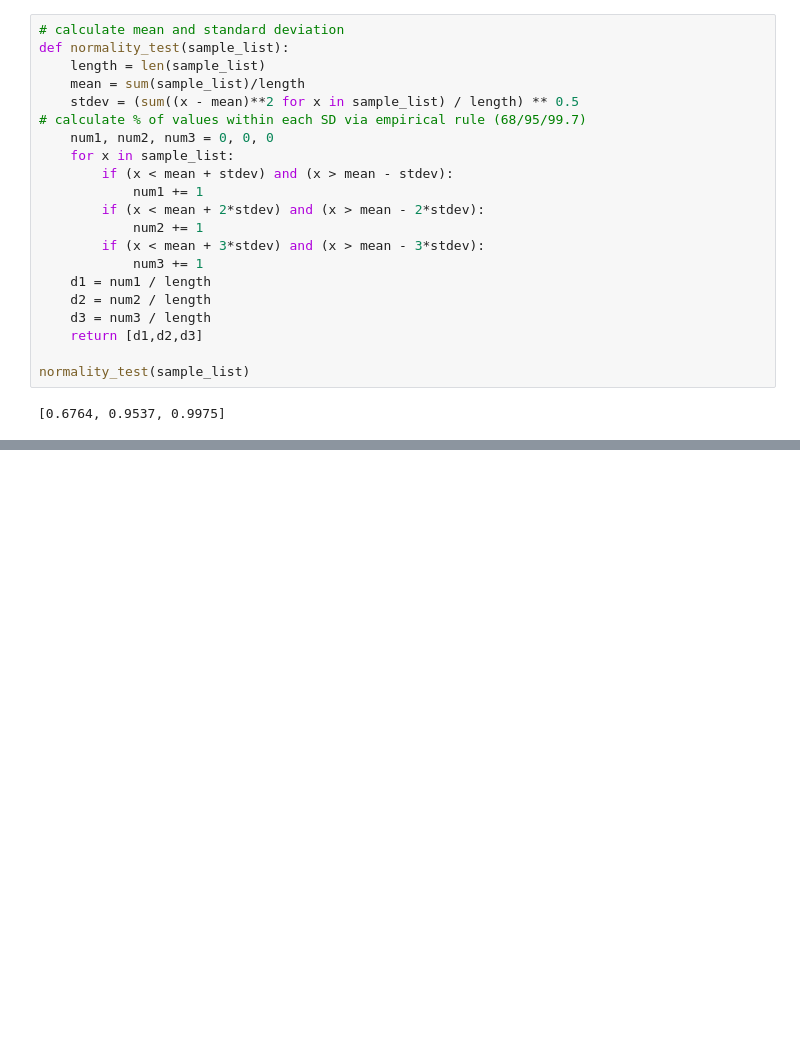
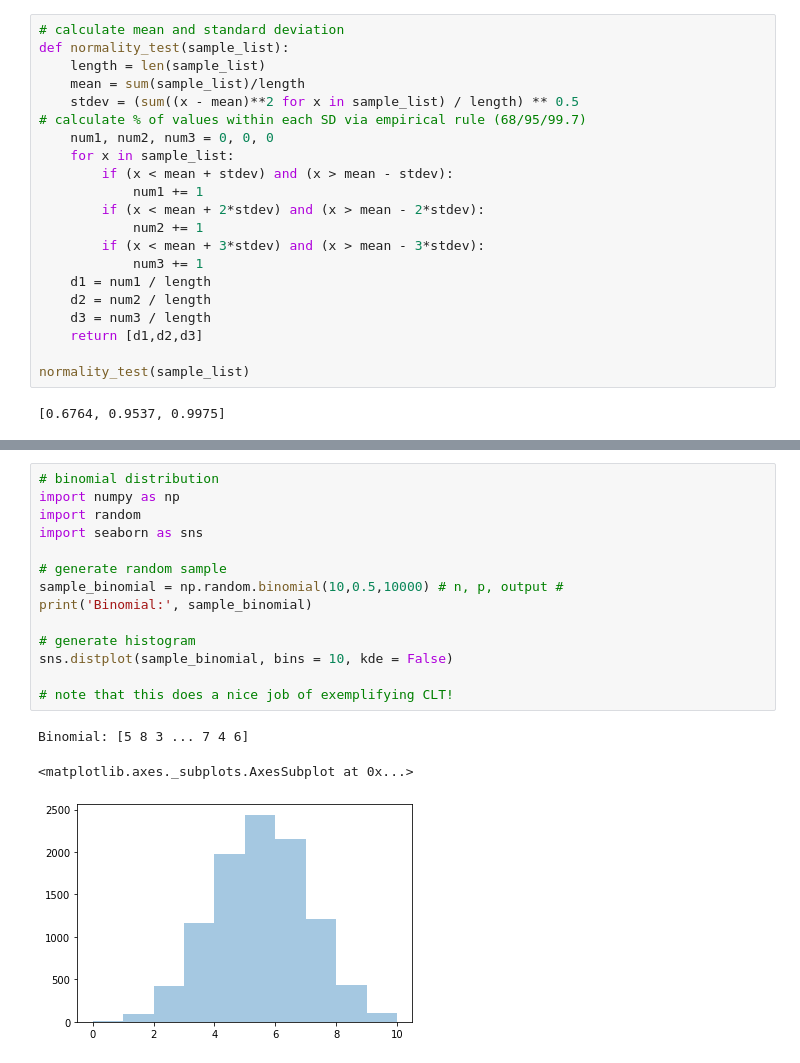
Before and after one commit to noriegaian/Technical-Toolbox, a Jupyter notebook: Python/Ian/Data Structures & Algorithms in Python.ipynb, the cells around one changed output, grey strips where cells are left out. Cells and saved outputs as stored; diff of their text form; blank space fills up the shorter version.

```diff
--- a/Python/Ian/Data Structures & Algorithms in Python.ipynb
+++ b/Python/Ian/Data Structures & Algorithms in Python.ipynb
@@ -795,0 +847,18 @@ normality_test(sample_list)
+# %%
+# binomial distribution
+import numpy as np
+import random
+import seaborn as sns
+
+# generate random sample
+sample_binomial = np.random.binomial(10,0.5,10000) # n, p, output #
+print('Binomial:', sample_binomial)
+
+# generate histogram
+sns.distplot(sample_binomial, bins = 10, kde = False)
+
+# note that this does a nice job of exemplifying CLT!
+# %% [output]
+Binomial: [5 8 3 ... 7 4 6]
+<matplotlib.axes._subplots.AxesSubplot at 0x...>
+[figure, added]
```
Also changed, not shown: parts of 9 cells of this notebook.
